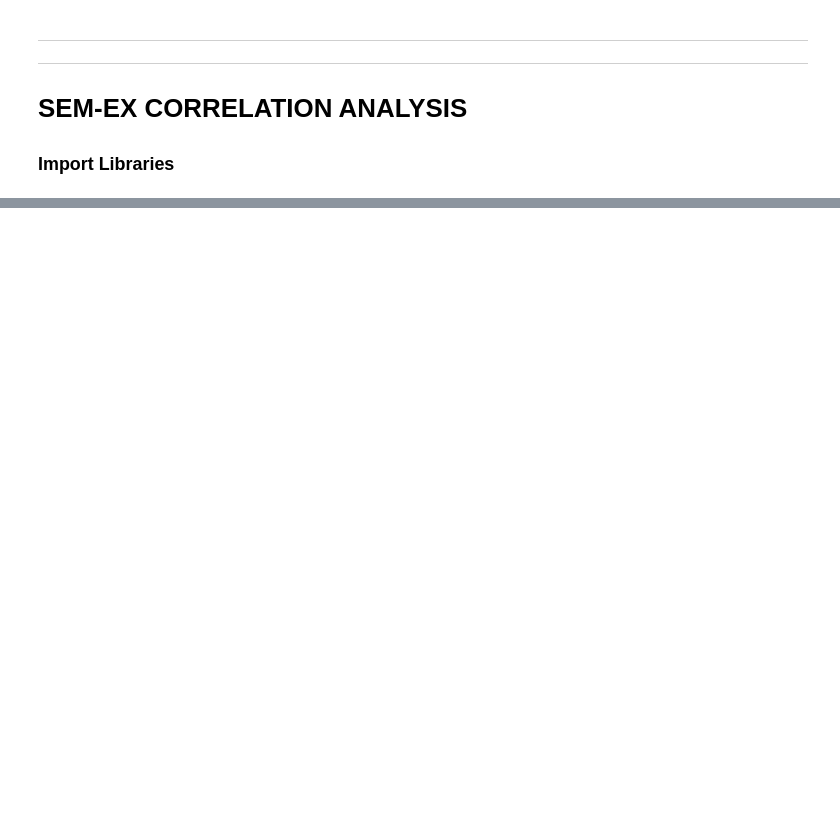
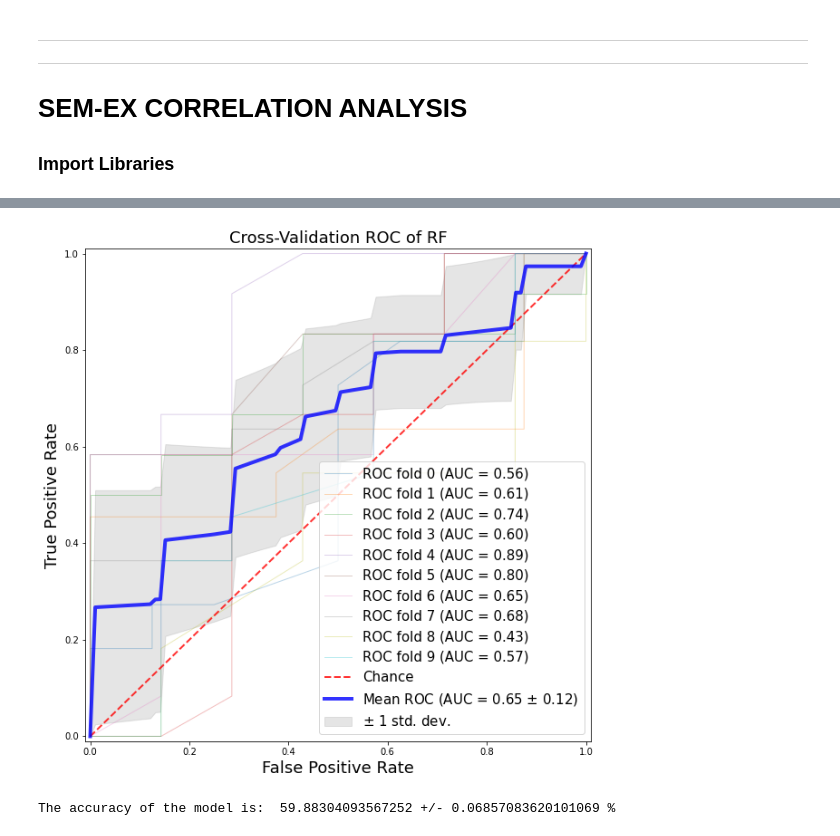
Before and after one commit to fruffini/Deep_clustering_SEM-EX, a Jupyter notebook: src/models/Clustering_Correlation_Analysis/src/notebooks/Correlation_Analysis_ML.ipynb, the cells around one changed output, grey strips where cells are left out. Saved outputs shown, nothing was run; the diff lists cells and outputs as text; code cells hidden in the pictures; blank space fills up the shorter version.

```diff
--- a/src/models/Clustering_Correlation_Analysis/src/notebooks/Correlation_Analysis_ML.ipynb
+++ b/src/models/Clustering_Correlation_Analysis/src/notebooks/Correlation_Analysis_ML.ipynb
@@ -313,0 +93,13 @@ plot_confusion_matrix(cm, classes = ['censored - 1', 'not censored - 0'],
+# %%
+
+# Instantiate model with 1000 decision trees
+rf_classifier = RandomForestClassifier(random_state=random_state)
+
+# Plot the ROC curves combined
+Accuracies_baseline, rf_classifier_baseline =  util_preprocessing_data.compute_training_acc_and_Combined_ROC_CURVE(X_train_res=X, y_train_res=Y, classifier=rf_classifier, kf=kf )
+
+
+print(f"The accuracy of the model is:  { np.mean(list(Accuracies_baseline.values()))*100} +/- {np.std(list(Accuracies_baseline.values()))} %")
+# %% [output]
+[figure, added]
+The accuracy of the model is:  59.88304093567252 +/- 0.06857083620101069 %
```
Also changed, not shown: parts of 41 cells of this notebook, 11 other files.
